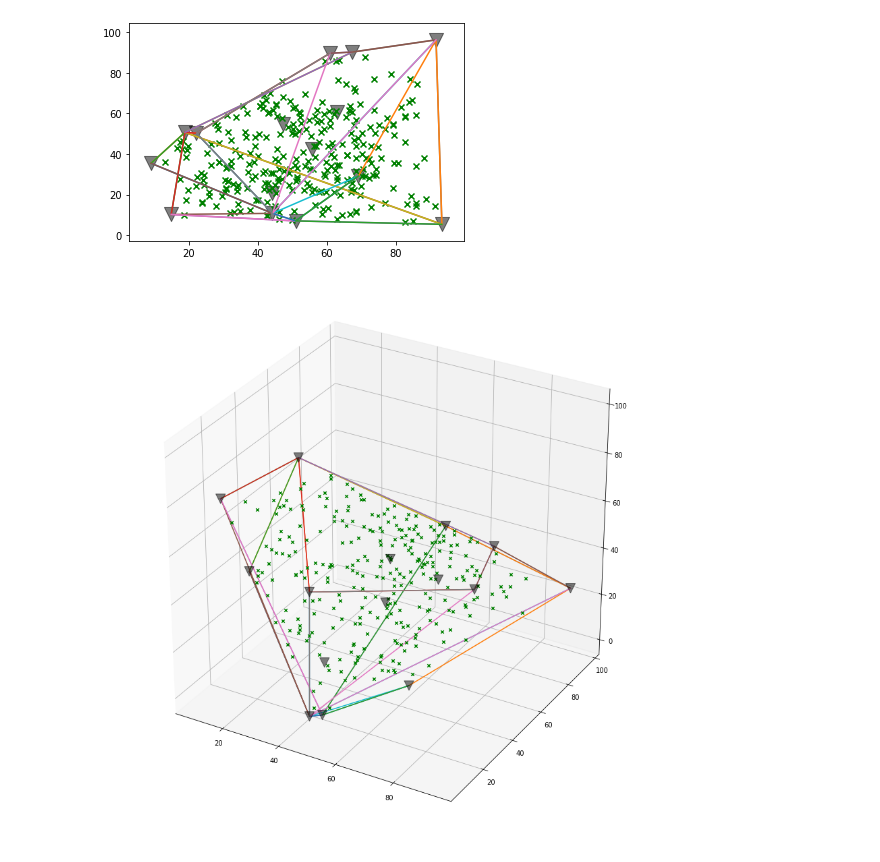
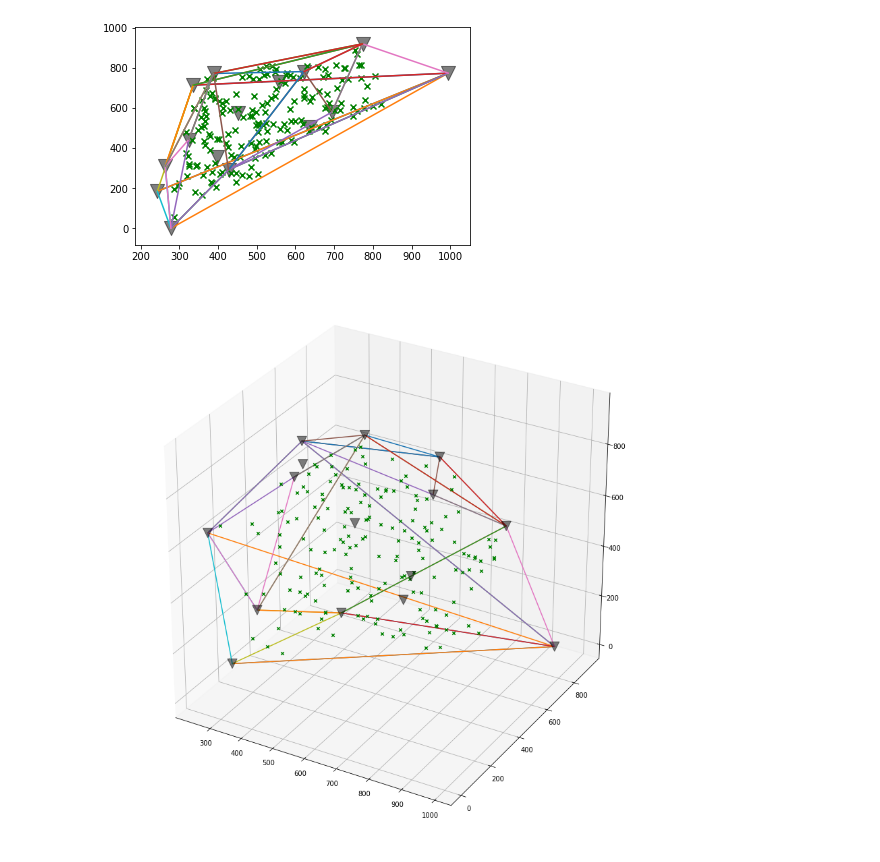
Before and after one commit to Cai-Lab-at-University-of-Michigan/neuron_volume_tools, a Jupyter notebook: convex_hull_fill_cython.ipynb, the cells around one changed output. Cells and saved outputs as stored; diff of their text form; code cells hidden in the pictures.

```diff
--- a/convex_hull_fill_cython.ipynb
+++ b/convex_hull_fill_cython.ipynb
@@ -12,27 +12,27 @@ def point_in_hull(point, hull, tolerance=1e-6):
     #    for eq in hull.equations
     #)
 # %%
-points = np.random.uniform(0, 100, (15, 3))
+points = np.random.uniform(0, 1000, (15, 3))
 hull = ConvexHull(points)
 
 #np.random.seed(1)
-random_points = np.random.uniform(0, 100, (1000, 3))
+random_points = np.random.uniform(0, 1000, (1000, 3))
 
 for simplex in hull.simplices:
     plt.plot(points[simplex, 0], points[simplex, 1])
 
 plt.scatter(*points.T[:2], alpha=.5, color='k', s=200, marker='v')
 
 for p in random_points:
     point_is_in_hull = point_in_hull(p, hull)
     marker = 'x' if point_is_in_hull else 'd'
     color = 'g' if point_is_in_hull else 'm'
 
     if not point_is_in_hull:
         continue
     plt.scatter(p[0], p[1], marker=marker, color=color)
 # %% [output]
-[figure, old version]
+[figure, new version]
 # %%
 fig = plt.figure(figsize=(15,15))
 ax = plt.axes(projection='3d')
@@ -51,7 +51,7 @@ for p in random_points:
         continue
     ax.scatter(p[0], p[1], p[2], marker=marker, color=color)
 # %% [output]
-[figure, old version]
+[figure, new version]
 # %%
 out = np.zeros( (1000,1000,1000), dtype=np.uint8)
 # %%
```
Also changed, not shown: parts of 2 cells of this notebook, 21 other files.
